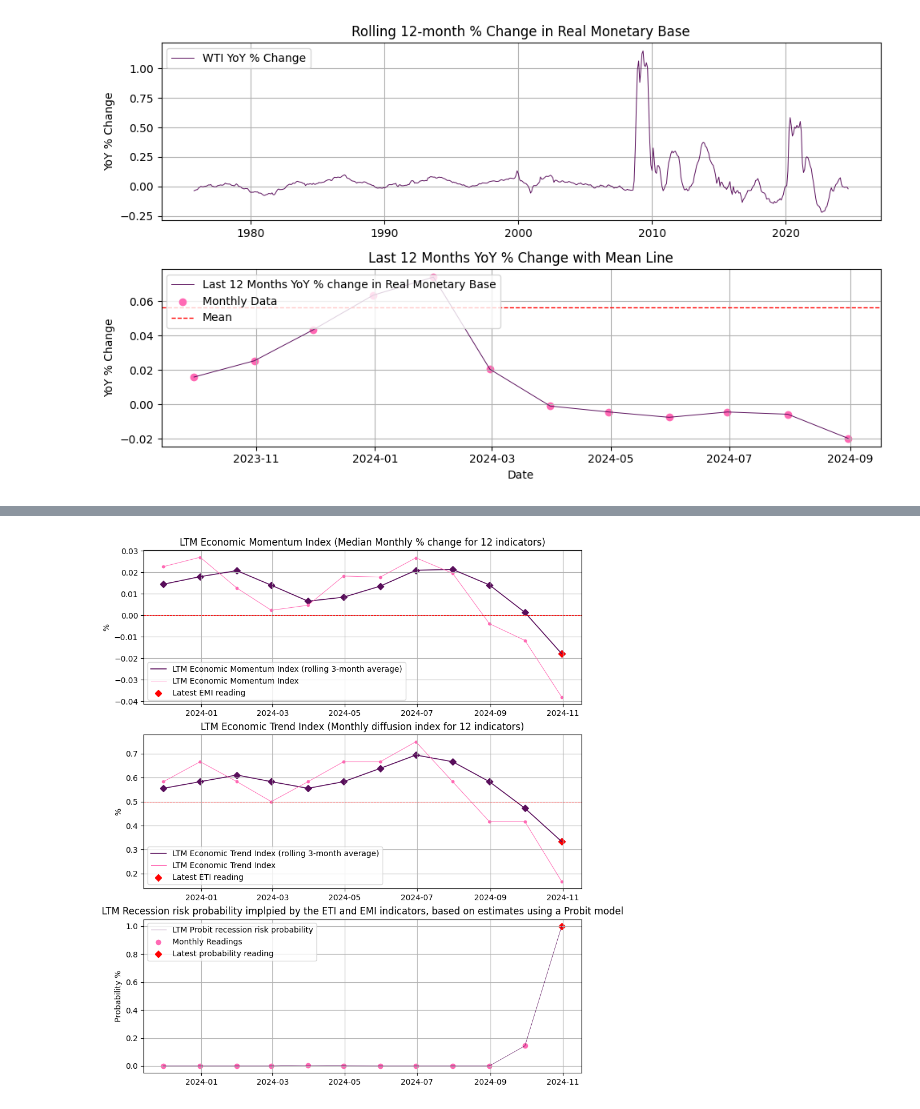
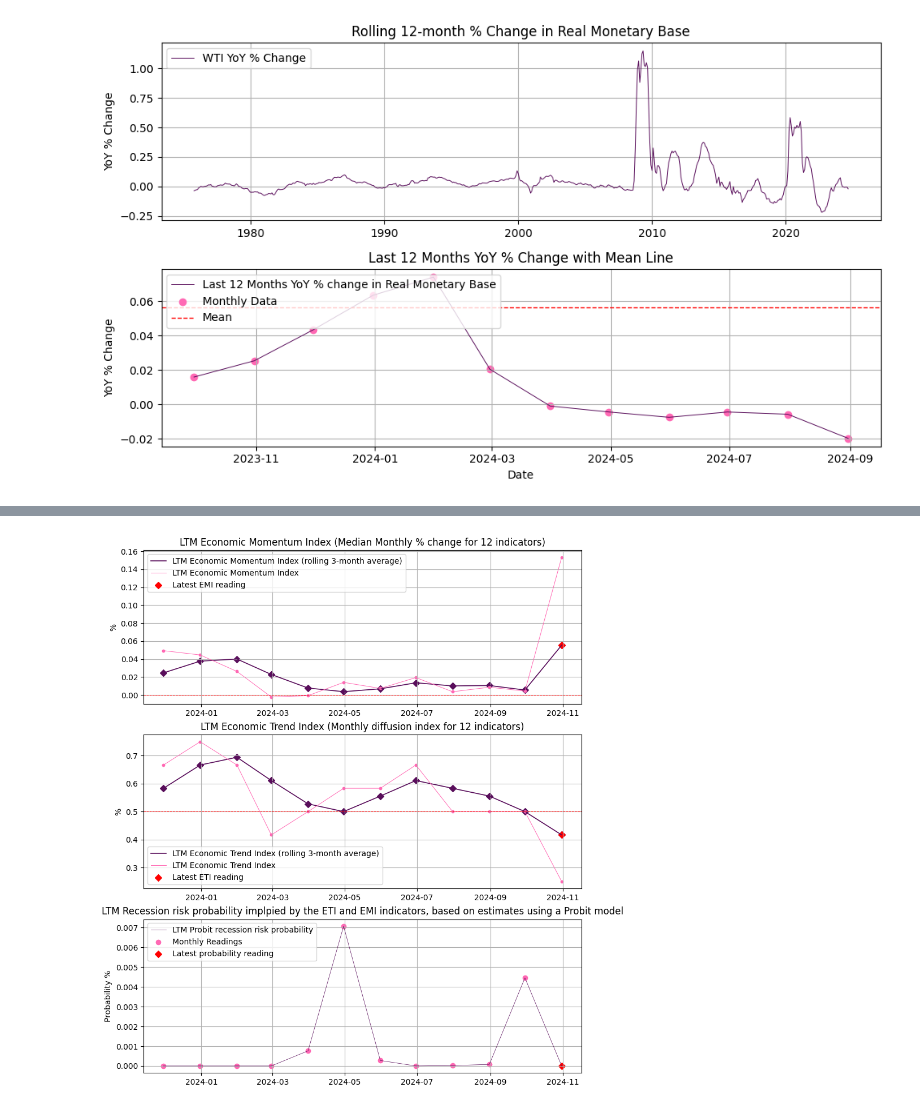
Before and after one commit to JeremyPapageorges/Nowcasting-the-Business-Cycle, a Jupyter notebook: Master.ipynb, the cells around one changed output, grey strips where cells are left out. Drawn from its saved outputs; the diff is of its cells as text; code cells hidden in the pictures.

```diff
--- a/Master.ipynb
+++ b/Master.ipynb
@@ -174,7 +174,7 @@ credit_spreads = ['DBAA', 'DAAA','BAMLH0A0HYM2EY']
 
 Baa_Aaa_spread = credit_spread_data['DBAA'] - credit_spread_data['DAAA']
 avg_Baa_Aaa_spread = Baa_Aaa_spread.resample('M').mean()
-year_delta_credit_spread =  -1 *avg_Baa_Aaa_spread.pct_change(12) # we multiply by -1 since an increase in credit spread is negative
+year_delta_credit_spread = avg_Baa_Aaa_spread.pct_change(12) # we multiply by -1 since an increase in credit spread is negative
 year_delta_credit_spread.dropna(inplace = True)
 year_delta_credit_spread.name = 'Credit spread'
 
@@ -553,7 +550,7 @@ PERMIT : Monthly
 
 indicators = pd.concat([year_delta_stock_market, # Stock market YoY change , 421
                         yield_curve_data_averages['T10Y3M'][1:]/10, # Yield curve % spread (multiplied by 10), 422
-                        year_delta_credit_spread, # Credit Spread YoY change
+                        year_delta_credit_spread * -1, # Credit Spread YoY change
                         labour_market_index, # Labour Market Index
                         year_delta_consumer_spending['consumer_spending_index'], # Personal COnsumption Expenditure, Advanced retail sales: real trade, dvance Real Retail and Food Services Sales
                         year_delta_consumer_spending['UMCSENT'], # Reuters, UoM  Consumer Sentiment
@@ -561,7 +558,7 @@ indicators = pd.concat([year_delta_stock_market, # Stock market YoY change , 421
                         year_delta_business_activity['CMRMTSPL'], # Real Manufacturing and Trade Industries Sales
                         ISM['Manufacturing delta neutral'], # ISM Manufacturing
                         ISM['Non manufacturing delta neutral'], # ISM non-manufacturing
-                        year_delta_oil['DCOILWTICO'], # Crude Oil
+                        year_delta_oil['DCOILWTICO'] * -1 , # Crude Oil, inverted (rise in oil leads to drop in confidence)
                         year_delta_housing['PERMIT'], # housing starts
                         ], axis = 1)
 # %%
@@ -584,6 +581,8 @@ X = probit_data['ETI']
 X_2 = probit_data['EMI']
 X_3 = probit_data[['ETI', 'EMI']]
 X = sm.add_constant(X)
+X_2 = sm.add_constant(X_2)
+X_3 = sm.add_constant(X_3)
 y = probit_data['recession']
 
 
@@ -654,5 +653,5 @@ quasi-separation. In this case some parameters will not be identified.
 # %%
-# Show Last Twlve Months evolution of the time series
+# Show Last Twelve Months evolution of the time series
 
 fig, axs = plt.subplots(3,1, figsize = (10,12))
 
@@ -662,35 +661,35 @@ axs[0].axhline(0.0, color = 'red', linestyle = '--', linewidth = 0.7)
 axs[0].scatter(EMI.iloc[-12:].index, EMI.iloc[-12:], color='#590e5b', marker = 'D')
 axs[0].scatter(EMI_base.iloc[-12:].index, EMI_base.iloc[-12:], color='#FF69B4', marker = 'o', s = 10)
 axs[0].scatter(EMI.index[-1], EMI[-1], color =  'red', label = "Latest EMI reading", marker = 'D')
 axs[0].set_title("LTM Economic Momentum Index (Median Monthly % change for 12 indicators)")
 axs[0].set_ylabel("%")
-axs[0].legend(loc="lower left")  # Add legend here with label
+axs[0].legend(loc="upper left")  # Add legend here with label
 axs[0].grid(True)
 
 axs[1].plot(ETI.iloc[-12:], color=kkr_purple, label="LTM Economic Trend Index (rolling 3-month average)", linewidth = 1.2)
 axs[1].plot(ETI_base.iloc[-12:], color='#FF69B4', label="LTM Economic Trend Index", linewidth = 0.7)
 axs[1].axhline(0.5, color = 'red', linestyle = '--', linewidth = 0.7)
 axs[1].scatter(ETI.iloc[-12:].index, ETI.iloc[-12:], color='#590e5b', marker = 'D')
 axs[1].scatter(ETI_base.iloc[-12:].index, ETI_base.iloc[-12:], color='#FF69B4', marker = 'o', s = 10)
 axs[1].scatter(ETI.index[-1], ETI[-1], color =  'red', label = "Latest ETI reading", marker = 'D')
 axs[1].set_title("LTM Economic Trend Index (Monthly diffusion index for 12 indicators)")
 axs[1].set_ylabel("%")
 axs[1].legend(loc="lower left")  # Add legend here with label
 axs[1].grid(True)
 
 axs[2].plot(probit_data['recession_probability'].iloc[-12:], color=kkr_purple, label="LTM Probit recession risk probability", linewidth = 0.5)
 #axs[2].plot(probit_data['recession_probability_alt_1'].iloc[-12:], color=kkr_purple, label="LTM Probit recession risk probability (ETI only)", linewidth = 0.5)
 #axs[2].plot(probit_data['recession_probability_alt_2'].iloc[-12:], color=kkr_purple, label="LTM Probit recession risk probability(EMI only)", linewidth = 0.5)
 axs[2].set_title("LTM Recession risk probability implpied by the ETI and EMI indicators, based on estimates using a Probit model")
 axs[2].scatter(probit_data['recession_probability'].iloc[-12:].index, probit_data['recession_probability'].iloc[-12:], color='#FF69B4', label="Monthly Readings")
 axs[2].scatter(probit_data['recession_probability'].index[-1], probit_data['recession_probability'][-1], color =  'red', label = "Latest probability reading", marker = 'D')
 axs[2].set_ylabel("Probability %")
 axs[2].legend(loc="upper left")  # Add legend here with label
 axs[2].grid(True)
 
 plt.show()
 # %% [output]
-[figure, old version]
+[figure, new version]
 # %%
 # print out the latest ETI, EMI and probit readings:
 
```
Also changed, not shown: parts of 7 cells of this notebook.
